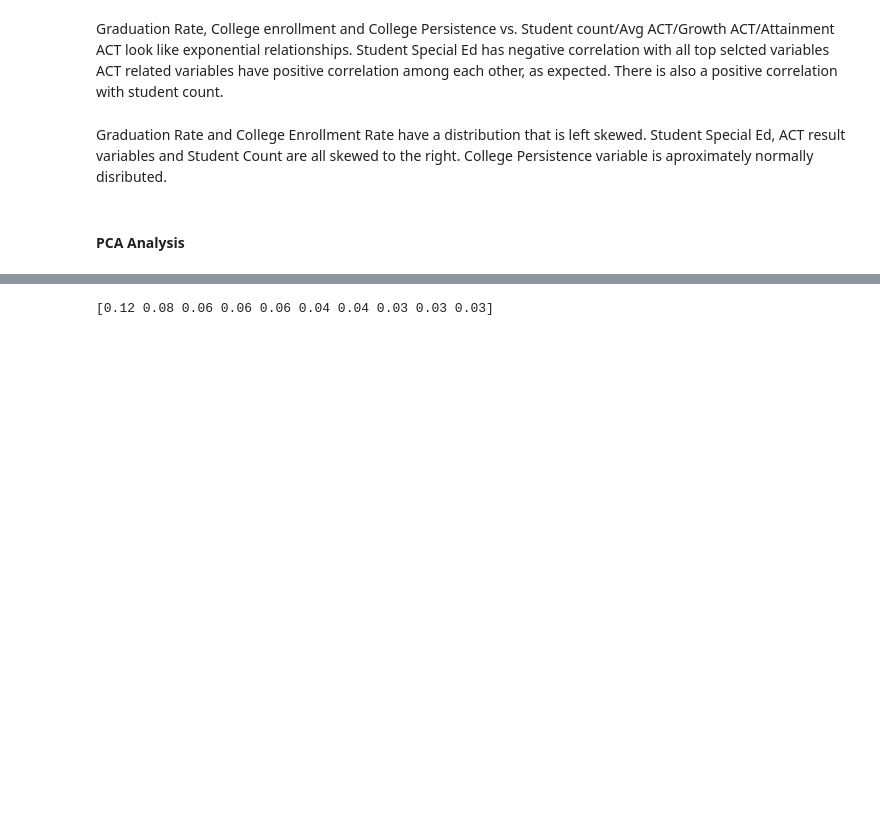
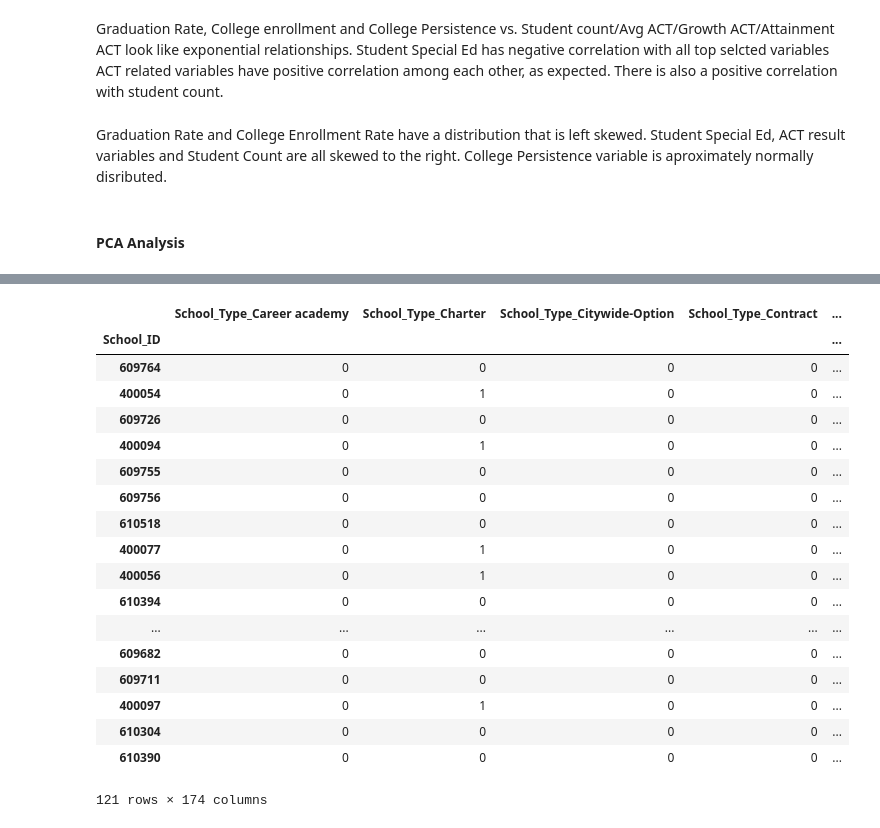
Before and after one commit to jmatune/csc478-project, a Jupyter notebook: Data Exploration - OR.ipynb, the cells around one changed output, grey strips where cells are left out. Saved outputs shown, nothing was run; the diff lists cells and outputs as text; code cells hidden in the pictures; blank space fills up the shorter version.

```diff
--- a/Data Exploration - OR.ipynb
+++ b/Data Exploration - OR.ipynb
@@ -81,11 +125,26 @@ College Persistence variable is aproximately normally disributed.
 # %%
-continuous_data=data[['Student_Count_Total','Average_ACT_School','College_Enrollment_Rate_School','Graduation_Rate_School','Growth_ACT_Grade_11_Pct','Attainment_ACT_Grade_11_Pct','Freshmen_On_Track_School_Pct_Year_2','College_Persistence_School_Pct_Year_2','lib_cnt','PRED_NON_ENG_PERCENT','PERCENT OF HOUSING CROWDED','PERCENT HOUSEHOLDS BELOW POVERTY','PERCENT AGED 16+ UNEMPLOYED','PERCENT AGED 25+ WITHOUT HIGH SCHOOL DIPLOMA','PERCENT AGED UNDER 18 OR OVER 64','PER CAPITA INCOME','HARDSHIP INDEX','Suspensions_Per_100_Students_Change','Misconducts_To_Suspensions_Change','Student_Attendance_Change','Teacher_Attendance_Change','One_Year_Dropout_Rate_Change','Student_Low_Income_Pct','Student_Special_Ed_Pct','Student_English_Learners_Pct','Student_Black_Pct','Student_Hispanic_Pct','Student_White_Pct','Student_Asian_Pct']]
+categorical=data.drop(labels=['Graduation_Rate_School','Student_Count_Total','Average_ACT_School','College_Enrollment_Rate_School','Growth_ACT_Grade_11_Pct','Attainment_ACT_Grade_11_Pct','Freshmen_On_Track_School_Pct_Year_2','College_Persistence_School_Pct_Year_2','lib_cnt','PRED_NON_ENG_PERCENT','PERCENT OF HOUSING CROWDED','PERCENT HOUSEHOLDS BELOW POVERTY','PERCENT AGED 16+ UNEMPLOYED','PERCENT AGED 25+ WITHOUT HIGH SCHOOL DIPLOMA','PERCENT AGED UNDER 18 OR OVER 64','PER CAPITA INCOME','HARDSHIP INDEX','Suspensions_Per_100_Students_Change','Misconducts_To_Suspensions_Change','Student_Attendance_Change','Teacher_Attendance_Change','One_Year_Dropout_Rate_Change','Student_Low_Income_Pct','Student_Special_Ed_Pct','Student_English_Learners_Pct','Student_Black_Pct','Student_Hispanic_Pct','Student_White_Pct','Student_Asian_Pct'],axis=1)
+grad_rate=data['Graduation_Rate_School']
+dummies=pd.get_dummies(categorical)
+pc_dummies=dummies.join(data_pca)
+pc_dummies
+# %% [output]
+|  | School_Type_Career academy | School_Type_Charter | School_Type_Citywide-Option | School_Type_Contract | ... |
+| School_ID |  |  |  |  | ... |
+| 609764 | 0 | 0 | 0 | 0 | ... |
+| 400054 | 0 | 1 | 0 | 0 | ... |
+| 609726 | 0 | 0 | 0 | 0 | ... |
+| 400094 | 0 | 1 | 0 | 0 | ... |
+| 609755 | 0 | 0 | 0 | 0 | ... |
+| 609756 | 0 | 0 | 0 | 0 | ... |
+| 610518 | 0 | 0 | 0 | 0 | ... |
+| 400077 | 0 | 1 | 0 | 0 | ... |
+| 400056 | 0 | 1 | 0 | 0 | ... |
+| 610394 | 0 | 0 | 0 | 0 | ... |
+| ... | ... | ... | ... | ... | ... |
+| 609682 | 0 | 0 | 0 | 0 | ... |
+| 609711 | 0 | 0 | 0 | 0 | ... |
+| 400097 | 0 | 1 | 0 | 0 | ... |
+| 610304 | 0 | 0 | 0 | 0 | ... |
+| 610390 | 0 | 0 | 0 | 0 | ... |
+121 rows × 174 columns
-# %%
-from sklearn import decomposition
-pca =  decomposition.PCA(n_components=10)
-data_scaled_pca = pca.fit(data_scaled)
-np.set_printoptions(precision=2,suppress=True,threshold=np.nan)
-pd.set_option('display.max_rows', 500)
-print(data_scaled_pca.explained_variance_ratio_)
-# %% [output]
-[0.12 0.08 0.06 0.06 0.06 0.04 0.04 0.03 0.03 0.03]
```
Also changed, not shown: parts of 7 cells of this notebook, 1 other file.
